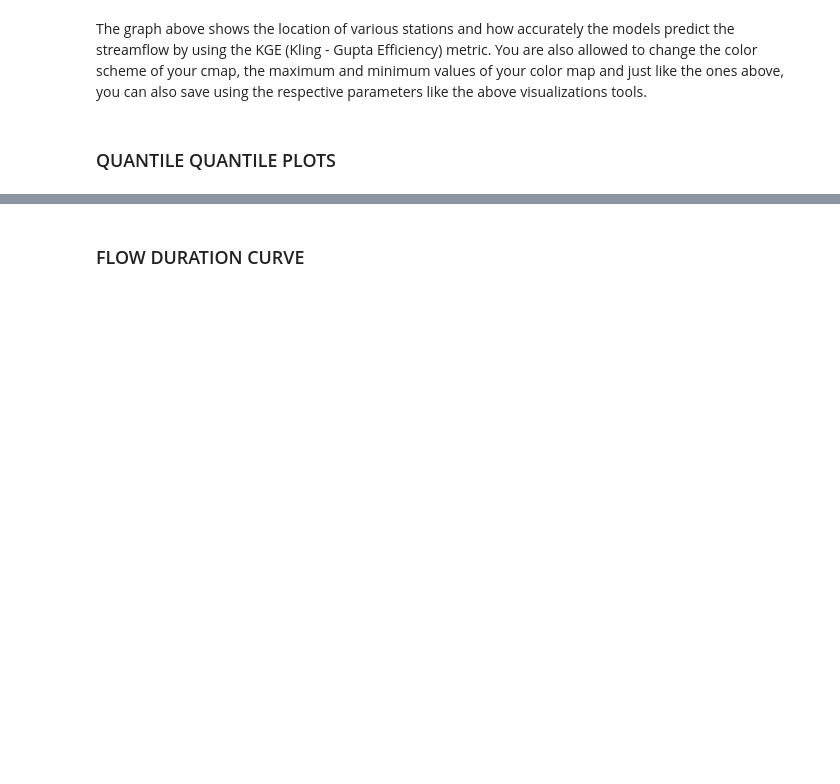
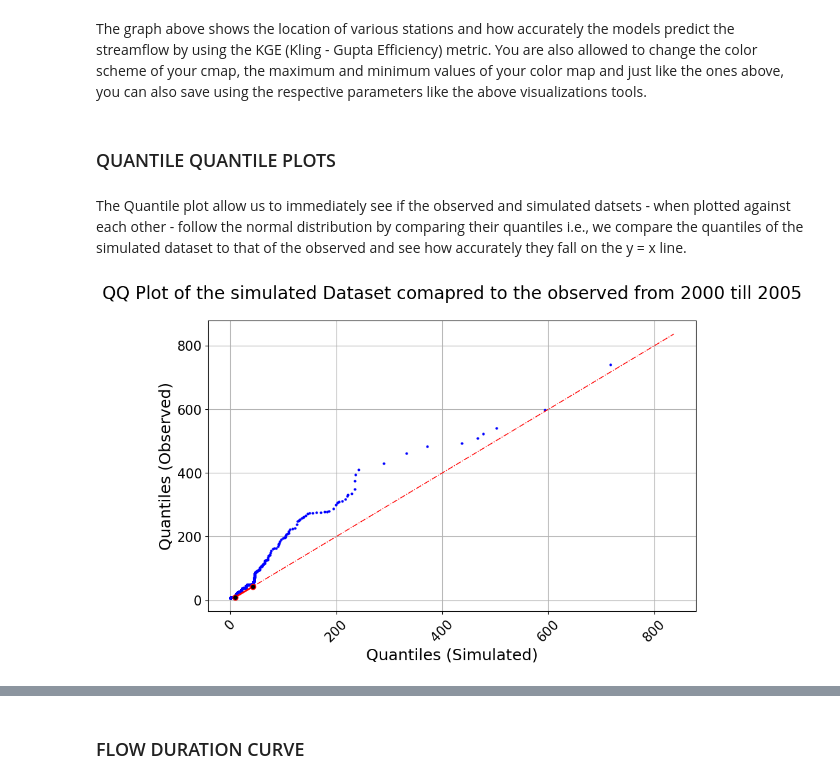
Before and after one commit to UchechukwuUdenze/NHS_PostProcessing, a Jupyter notebook: docs/source/notebooks/tutorial-visualizations.ipynb, the cells around one changed output, grey strips where cells are left out. Cells and saved outputs as stored; diff of their text form; code cells hidden in the pictures; blank space fills up the shorter version.

```diff
--- a/docs/source/notebooks/tutorial-visualizations.ipynb
+++ b/docs/source/notebooks/tutorial-visualizations.ipynb
@@ -258,3 +258,14 @@ visuals.scatter(shapefile_path = shapefile_path,
 The graph above shows the location of various stations and how accurately the models predict the streamflow by using the KGE (Kling - Gupta Efficiency) metric. You are also allowed to change the color scheme of your cmap, the maximum and minimum values of your color map and just like the ones above, you can also save using the respective parameters like the above visualizations tools.
 # %% [markdown]
 ### QUANTILE QUANTILE PLOTS
+# %% [markdown]
+The Quantile plot allow us to immediately see if the observed and simulated datsets - when plotted against each other - follow the normal distribution by comparing their quantiles i.e., we compare the quantiles of the simulated dataset to that of the observed and see how accurately they fall on the y = x line.
+# %%
+visuals.qqplot(
+    merged_df =DATAFRAMES["DF"]['2000-01-01':'2005-12-31'].iloc[:, [0, 1]],
+    labels=["Quantiles (Simulated)", "Quantiles (Observed)"],
+    title="QQ Plot of the simulated Dataset comapred to the observed from 2000 till 2005",
+    grid = True
+)
+# %% [output]
+[figure, added]
```
Also changed, not shown: parts of 4 cells of this notebook, 6 other files.
